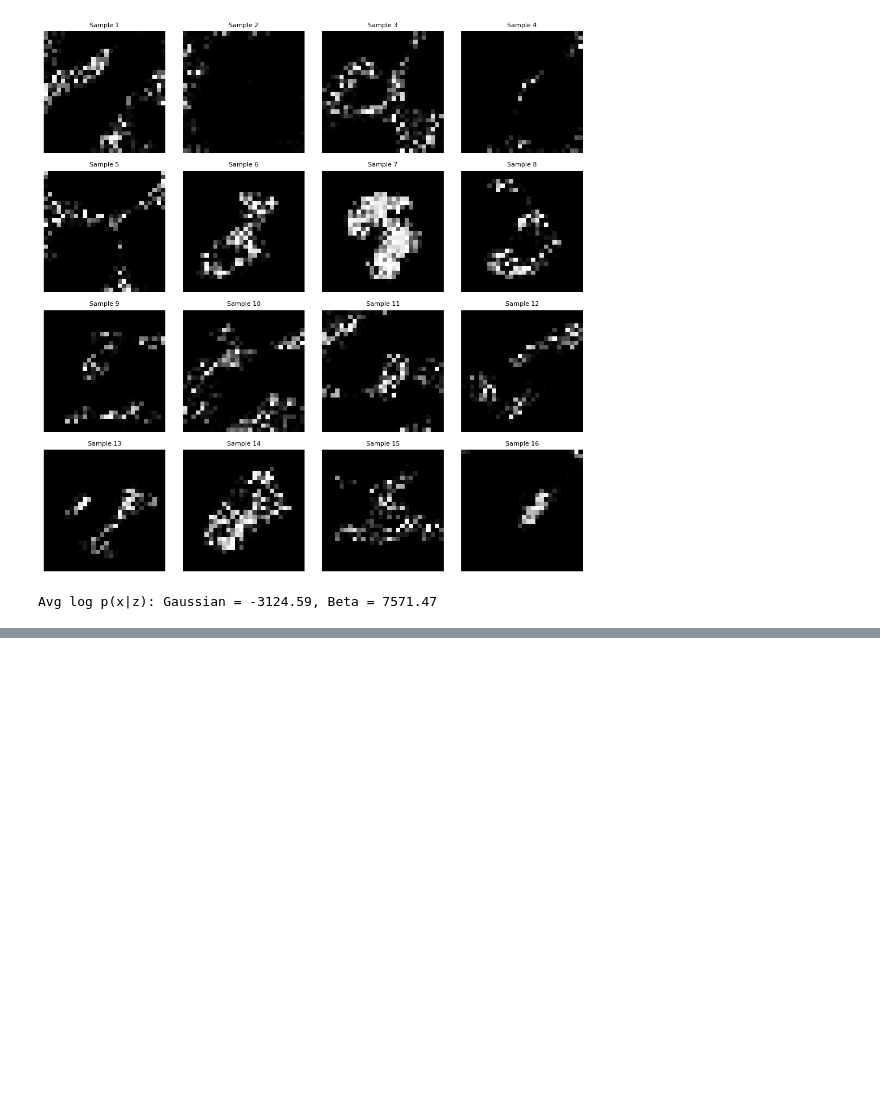
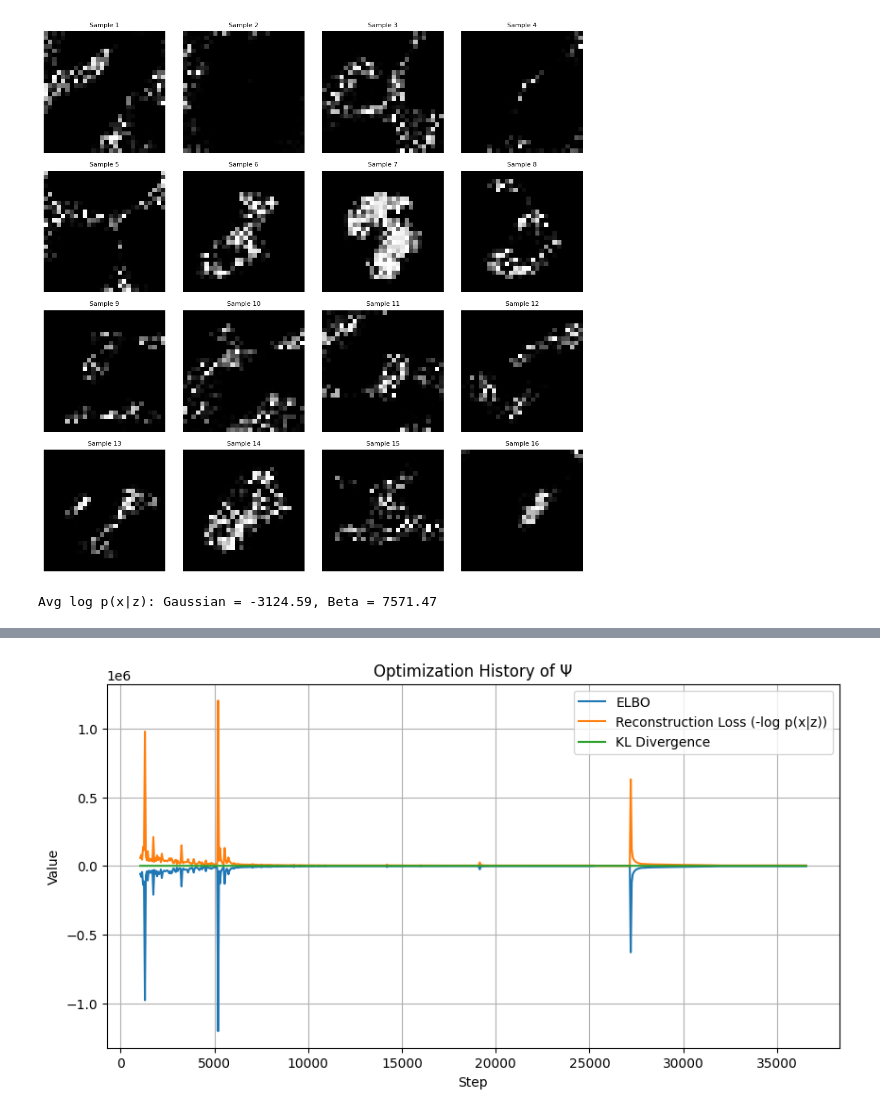
Before and after one commit to JasperWi/GenAIAssignment2-3, a Jupyter notebook: vae.ipynb, the cells around one changed output, grey strips where cells are left out. Saved outputs shown, nothing was run; the diff lists cells and outputs as text; code cells hidden in the pictures; blank space fills up the shorter version.

```diff
--- a/vae.ipynb
+++ b/vae.ipynb
@@ -538,0 +547,89 @@ Avg log p(x|z): Gaussian = -3124.59, Beta = 7571.47
+# %%
+x, _ = test_ds[0]
+x = x.unsqueeze(0).to(device)  # Shape: [1, 1, 28, 28]
+
+# Define latent dimension (must match the pre-trained VAE)
+latent_dim = 20  # As specified in your original snippet
+
+# 2. OPTIMIZATION of Ψ = {mu_z, logvar_z}
+
+# Initialize Ψ. These are the parameters of q(Z|Ψ) that we will optimize.
+# We start from a point near the prior N(0,I).
+mu_z = torch.randn(1, latent_dim, device=device, requires_grad=True)
+logvar_z = torch.zeros(1, latent_dim, device=device, requires_grad=True)
+
+# Setup optimizer for the parameters Ψ
+optimizer = torch.optim.Adam([mu_z, logvar_z], lr=1e-1)
+
+# Lists to store optimization history
+history = {'steps': [], 'elbo': [], 'kl': [], 'recon_loss': []}
+
+# Stopping Criterion: Stop if the loss doesn't improve by at least `min_delta`
+# for `patience` consecutive checks.
+patience = 200
+min_delta = 0.01
+best_neg_elbo = float('inf')
+patience_counter = 0
+max_steps = 80000 # Safety break
+
+print(f"Optimizing Ψ for test image {0}...")
+for step in range(max_steps):
+    optimizer.zero_grad()
+
+    # Apply the reparameterization trick to sample z from q(Z|Ψ)
+    std_z = torch.exp(0.5 * logvar_z)
+    epsilon = torch.randn_like(std_z)
+    z = mu_z + epsilon * std_z
+
+    # Decode z to get the parameters of the distribution p(x|z)
+    recon_mu, recon_logvar = gaussian.decode(z)
+
+    # --- Calculate the Negative ELBO (the loss to minimize) ---
+    # The ELBO is E[log p(x|z)] - KL(q||p).
+    # Minimizing -ELBO is equivalent to minimizing (-E[log p(x|z)]) + KL(q||p).
+
+    # a) Reconstruction Loss: This is -log p(x|z) for a Gaussian likelihood.
+    recon_var = torch.exp(recon_logvar)
+    recon_loss = F.gaussian_nll_loss(recon_mu, x, recon_var, reduction='sum')
+
+    # b) KL Divergence between q(Z|Ψ) and the prior p(Z) = N(0,I)
+    kl_div = -0.5 * torch.sum(1 + logvar_z - mu_z.pow(2) - logvar_z.exp())
+
+    # Total loss to minimize is the negative ELBO
+    neg_elbo = recon_loss + kl_div
+    neg_elbo.backward()
+    optimizer.step()
+
+    # --- Logging and Stopping Criterion ---
+    if step % 50 == 0 and step > 1000:
+        history['steps'].append(step)
+        history['elbo'].append(-neg_elbo.item())
+        history['kl'].append(kl_div.item())
+        history['recon_loss'].append(recon_loss.item())
+        print(f"Step {step:4d}: ELBO = {-neg_elbo.item():.2f}, Recon Loss = {recon_loss.item():.2f}, KL = {kl_div.item():.2f}")
+
+        # Check stopping criterion
+        if best_neg_elbo - neg_elbo.item() > min_delta:
+            best_neg_elbo = neg_elbo.item()
+            patience_counter = 0  # Reset patience
+        else:
+            patience_counter += 1
+
+        if patience_counter >= patience:
+            print(f"Stopping early at step {step} as ELBO has not improved significantly.")
+            break
+
+# 3. VISUALIZATION
+
+# Plot the optimization history
+plt.figure(figsize=(10, 5))
+plt.plot(history['steps'], history['elbo'], label='ELBO')
+plt.plot(history['steps'], history['recon_loss'], label='Reconstruction Loss (-log p(x|z))')
+plt.plot(history['steps'], history['kl'], label='KL Divergence')
+plt.title('Optimization History of Ψ')
+plt.xlabel('Step')
+plt.ylabel('Value')
+plt.legend()
+plt.grid(True)
+plt.show()
+# %% [output]
@@ -538,0 +653 @@ Avg log p(x|z): Gaussian = -3124.59, Beta = 7571.47
+[figure, added]
```
Also changed, not shown: parts of 8 cells of this notebook, 2 other files.
